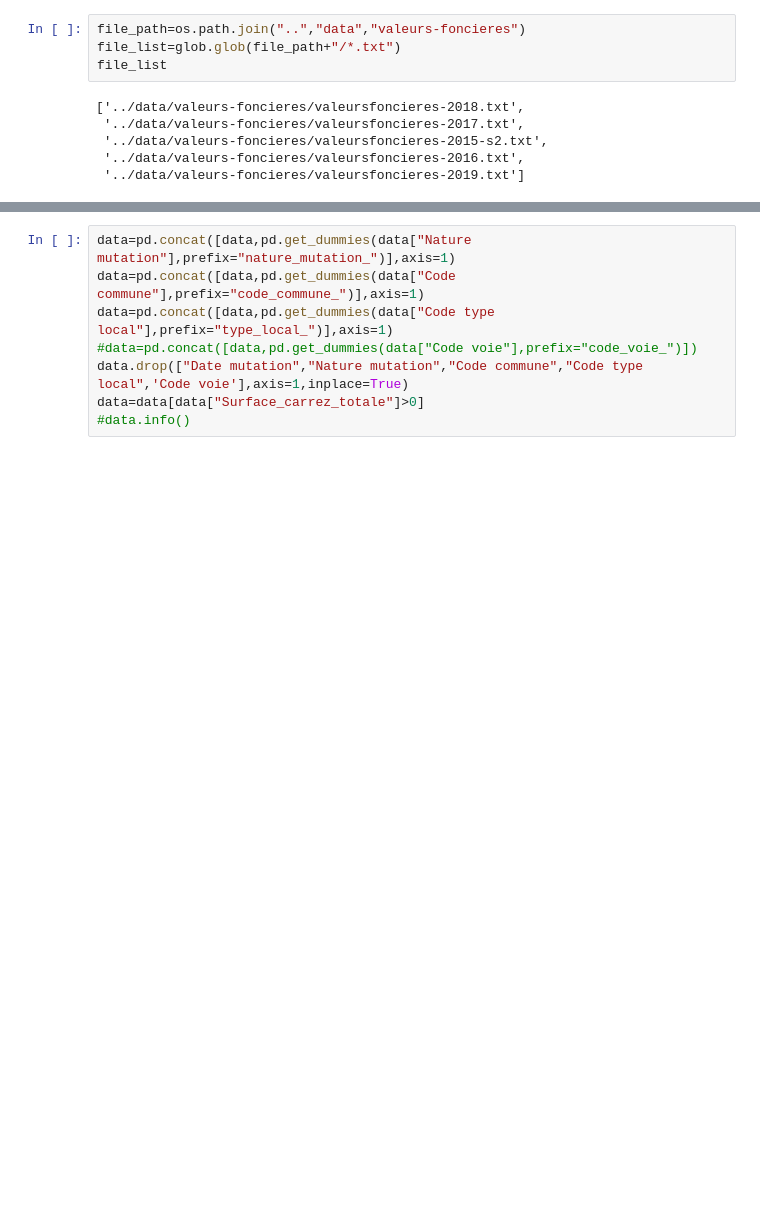
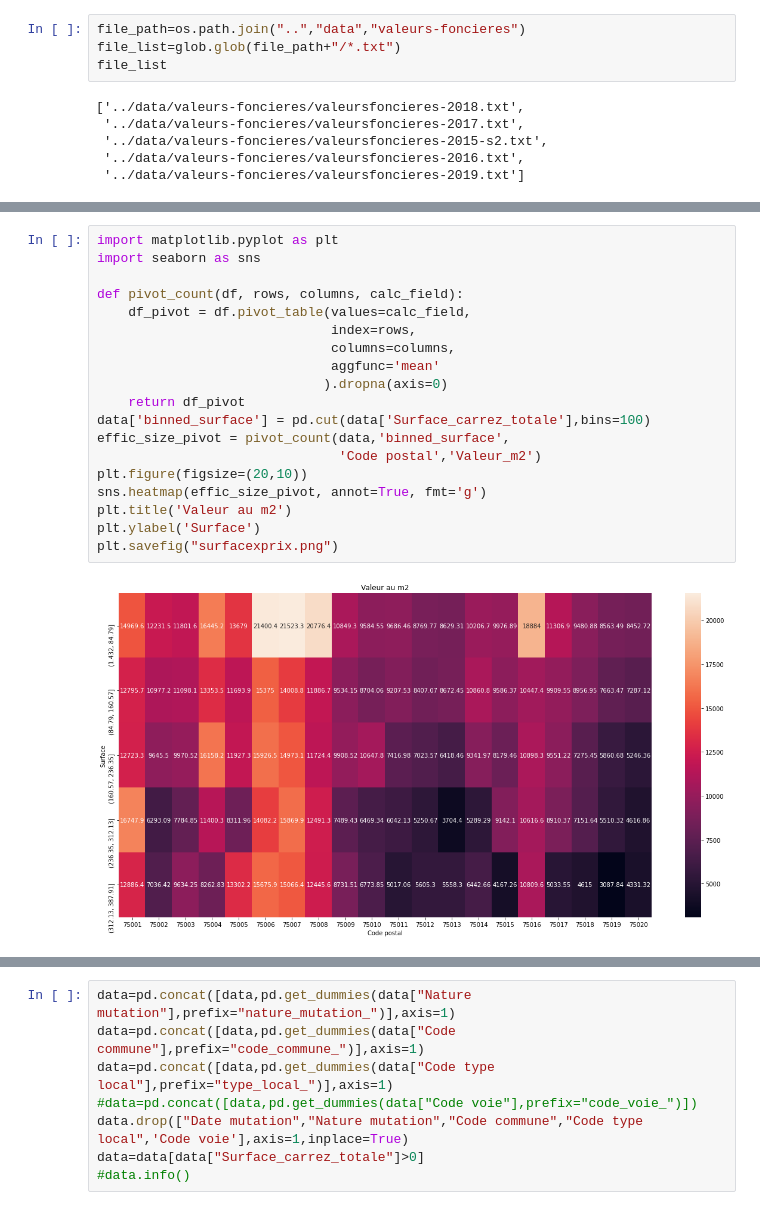
Before and after one commit to Laoban-man/immobilier-francais, a Jupyter notebook: Runthrough.ipynb, the cells around one changed output, grey strips where cells are left out. Drawn from its saved outputs; the diff is of its cells as text; blank space fills up the shorter version.

```diff
--- a/Runthrough.ipynb
+++ b/Runthrough.ipynb
@@ -32,0 +59,21 @@ data=data_main[['Date mutation', 'Nature mutation', 'Valeur fonciere', 'No voie'
+# %%
+import matplotlib.pyplot as plt
+import seaborn as sns
+
+def pivot_count(df, rows, columns, calc_field):
+    df_pivot = df.pivot_table(values=calc_field,
+                              index=rows,
+                              columns=columns,
+                              aggfunc='mean'
+                             ).dropna(axis=0)
+    return df_pivot
+data['binned_surface'] = pd.cut(data['Surface_carrez_totale'],bins=100)
+effic_size_pivot = pivot_count(data,'binned_surface',
+                               'Code postal','Valeur_m2')
+plt.figure(figsize=(20,10))
+sns.heatmap(effic_size_pivot, annot=True, fmt='g')
+plt.title('Valeur au m2')
+plt.ylabel('Surface')
+plt.savefig("surfacexprix.png")
+# %% [output]
+[figure, added]
```
Also changed, not shown: parts of 22 cells of this notebook, 25 other files.
